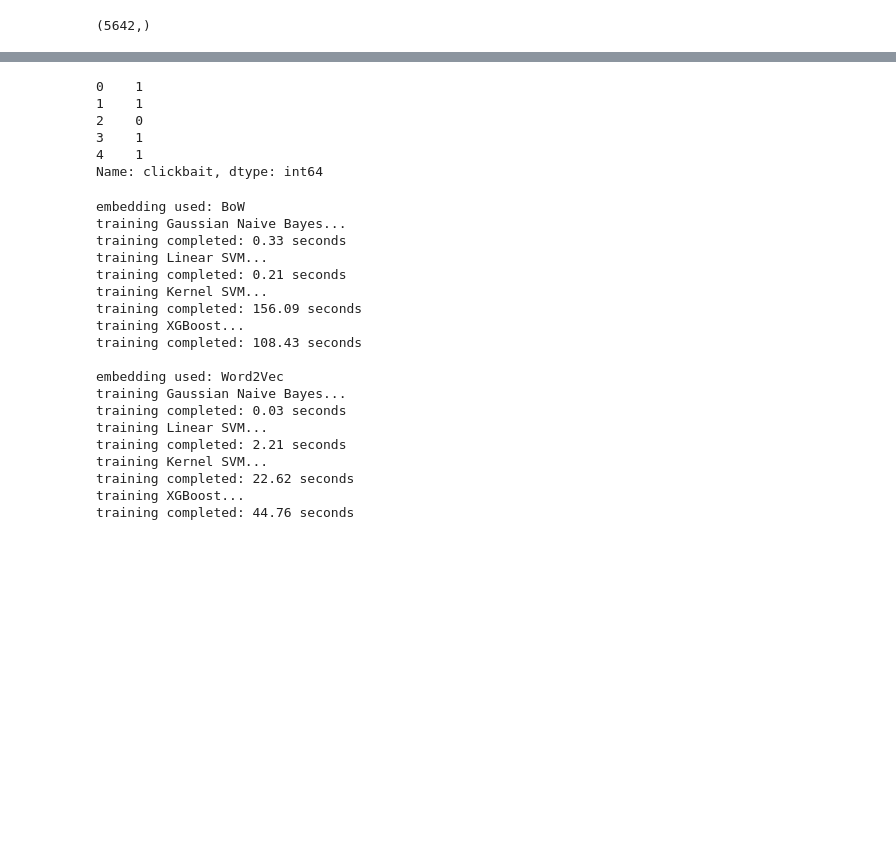
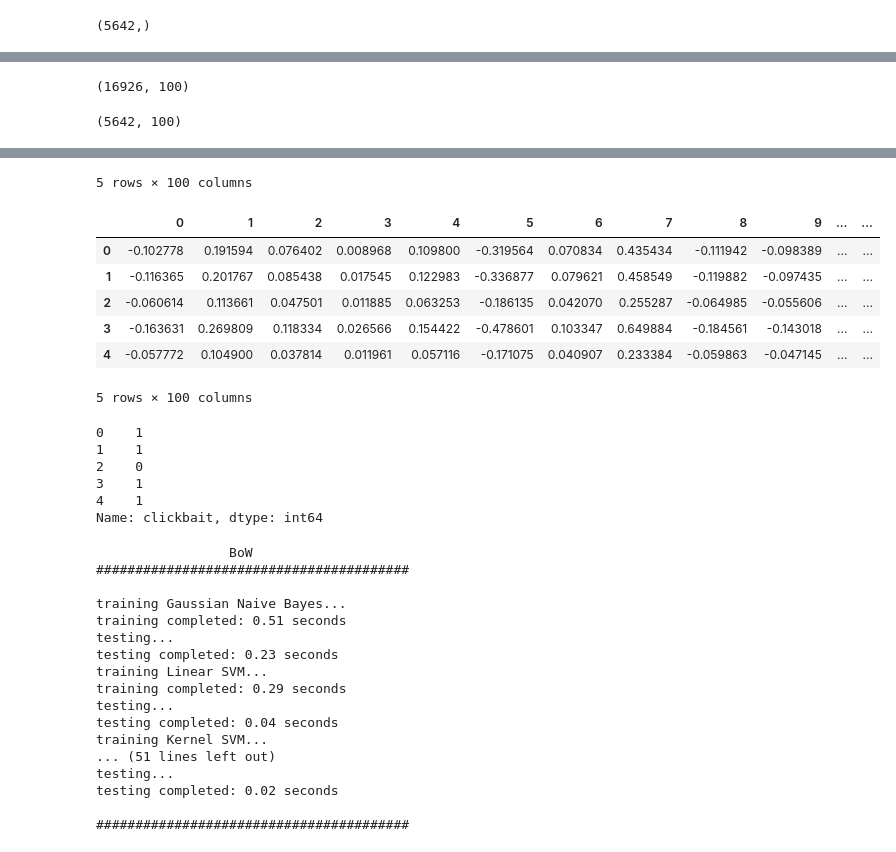
Before and after one commit to leoAshu/headline-classification, a Jupyter notebook: notebooks/model_selection.ipynb, the cells around one changed output, grey strips where cells are left out. Saved outputs shown, nothing was run; the diff lists cells and outputs as text; code cells hidden in the pictures; blank space fills up the shorter version.

```diff
--- a/notebooks/model_selection.ipynb
+++ b/notebooks/model_selection.ipynb
@@ -115,0 +142,16 @@ display(x_train_w2v.head())
+# %%
+# word2vec transformation
+# encode independent feature: x_train  & x_valid
+# convert into word2vec representation(document matrix)
+x_train_w2v, _ = transform(corpus=x_train, model_load_path='../models/word2vec.model')
+x_valid_w2v, _ = transform(corpus=x_valid, model_load_path='../models/word2vec.model')
+
+# shape of document matrix: (rows, columns)
+display(x_train_w2v.shape, x_valid_w2v.shape)
+
+# first 5 datapoints of encoded train & validation sets
+display(x_train_w2v.head())
+display(x_valid_w2v.head())
+# %% [output]
+(16926, 100)
+(5642, 100)
@@ -116,3 +164,11 @@ display(x_train_w2v.head())
+5 rows × 100 columns
+|  | 0 | 1 | 2 | 3 | 4 | 5 | 6 | 7 | 8 | 9 | ... | ... |
+| 0 | -0.102778 | 0.191594 | 0.076402 | 0.008968 | 0.109800 | -0.319564 | 0.070834 | 0.435434 | -0.111942 | -0.098389 | ... | ... |
+| 1 | -0.116365 | 0.201767 | 0.085438 | 0.017545 | 0.122983 | -0.336877 | 0.079621 | 0.458549 | -0.119882 | -0.097435 | ... | ... |
+| 2 | -0.060614 | 0.113661 | 0.047501 | 0.011885 | 0.063253 | -0.186135 | 0.042070 | 0.255287 | -0.064985 | -0.055606 | ... | ... |
+| 3 | -0.163631 | 0.269809 | 0.118334 | 0.026566 | 0.154422 | -0.478601 | 0.103347 | 0.649884 | -0.184561 | -0.143018 | ... | ... |
+| 4 | -0.057772 | 0.104900 | 0.037814 | 0.011961 | 0.057116 | -0.171075 | 0.040907 | 0.233384 | -0.059863 | -0.047145 | ... | ... |
+5 rows × 100 columns
 # %%
 # class labels already encoded
 # 1: positive
@@ -158,12 +214,14 @@ resultMap = {}
 
 # for each embedding
 for embedding_name, x_train_embedded in list(train_embeddings.items()):
-    print('\nembedding used:', embedding_name)
+    print('\n\t\t ' + embedding_name)
+    print('########################################\n')
 
     # initializing a result map to store model-wise results
     # stores results for one embedding
     results = {
         'time_to_train': [],
+        'time_to_test': [],
         'accuracy': [],
         'f1': []
     }
@@ -171,44 +229,54 @@ for embedding_name, x_train_embedded in list(train_embeddings.items()):
     # for each model
     for model_name, model in list(models.items()):
         # training start
-        print('training', model_name + "...")
+        print('training', model_name + '...')
         start_time = time.time()
 
         model.fit(x_train_embedded, y_train.values.ravel())
 
         # training end
         end_time = time.time()
-        print('training completed:', '{:.2f}'.format(end_time - start_time), 'seconds')
+        time_to_train = end_time - start_time
+        print('training completed:', '{:.2f}'.format(time_to_train), 'seconds')
+
+        # testing start
+        print('testing...')
+        start_time = time.time()
 
         # make predictions on validation set
         y_pred = model.predict(valid_embeddings[embedding_name])
 
-        # add results to result map
-        results['time_to_train'].append(end_time - start_time)
+        # testing end
+        end_time = time.time()
+        time_to_test = end_time - start_time
+        print('testing completed:', '{:.2f}'.format(time_to_test), 'seconds')
+
+        # add test results
+        results['time_to_train'].append(time_to_train)
+        results['time_to_test'].append(time_to_test)
         results['accuracy'].append(accuracy_score(y_valid, y_pred))
         results['f1'].append(f1_score(y_valid, y_pred, average=None))
 
     # adding model-wise results for each embedding
     resultMap[embedding_name] = results
+    print('\n########################################\n')
 # %% [output]
-embedding used: BoW
+                 BoW
+########################################
+
 training Gaussian Naive Bayes...
-training completed: 0.33 seconds
+training completed: 0.51 seconds
+testing...
+testing completed: 0.23 seconds
 training Linear SVM...
-training completed: 0.21 seconds
+training completed: 0.29 seconds
+testing...
+testing completed: 0.04 seconds
 training Kernel SVM...
-training completed: 156.09 seconds
-training XGBoost...
-training completed: 108.43 seconds
+... (51 lines left out)
+testing...
+testing completed: 0.02 seconds
 
-embedding used: Word2Vec
-training Gaussian Naive Bayes...
-training completed: 0.03 seconds
-training Linear SVM...
-training completed: 2.21 seconds
-training Kernel SVM...
-training completed: 22.62 seconds
-training XGBoost...
-training completed: 44.76 seconds
+########################################
 # %%
 # display results
```
Also changed, not shown: parts of 12 cells of this notebook.
